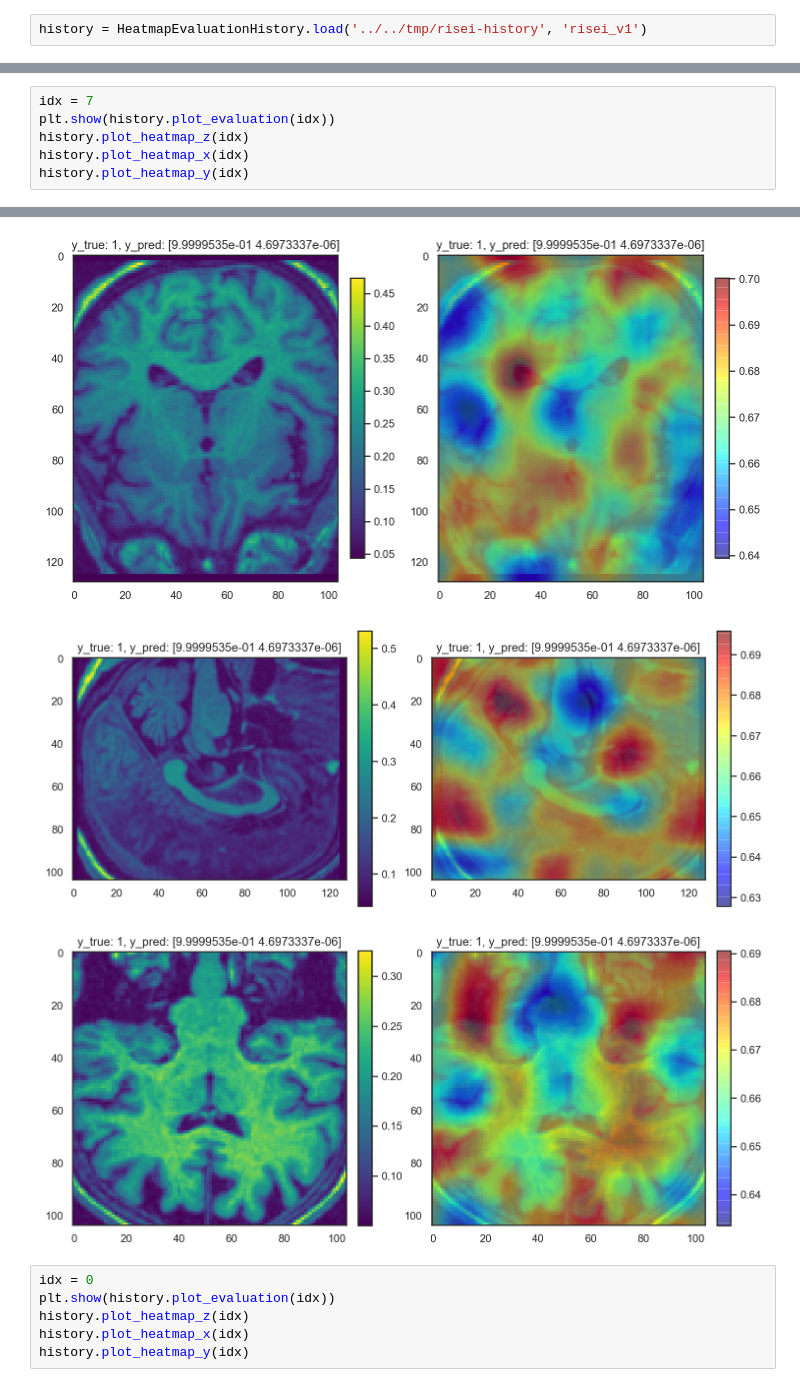
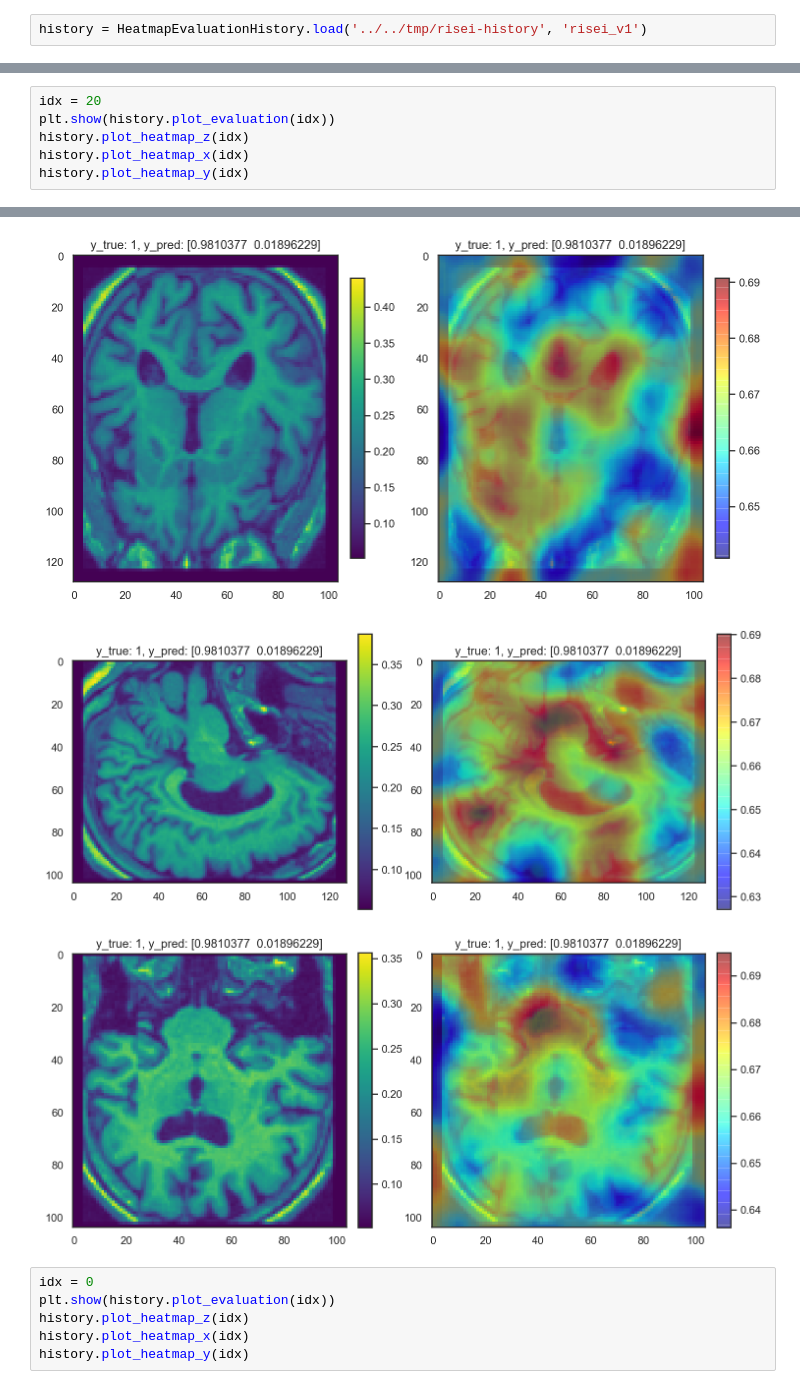
Before and after one commit to timzatko/dp, a Jupyter notebook: conda_notebooks/risei/risei_evaluation_history.ipynb, the cells around one changed output, grey strips where cells are left out. Saved outputs shown, nothing was run; the diff lists cells and outputs as text.

```diff
--- a/conda_notebooks/risei/risei_evaluation_history.ipynb
+++ b/conda_notebooks/risei/risei_evaluation_history.ipynb
@@ -64,5 +83,5 @@ idx:   23, auc:          1,075,007.0
 # %%
-idx = 7
+idx = 20
 plt.show(history.plot_evaluation(idx))
 history.plot_heatmap_z(idx)
 history.plot_heatmap_x(idx)
@@ -72,6 +91,6 @@ history.plot_heatmap_y(idx)
-[figure, old version]
+[figure, new version]
-[figure, old version]
+[figure, new version]
-[figure, old version]
+[figure, new version]
 # %%
 idx = 0
 plt.show(history.plot_evaluation(idx))
```
Also changed, not shown: parts of 7 cells of this notebook, 4 other files.
